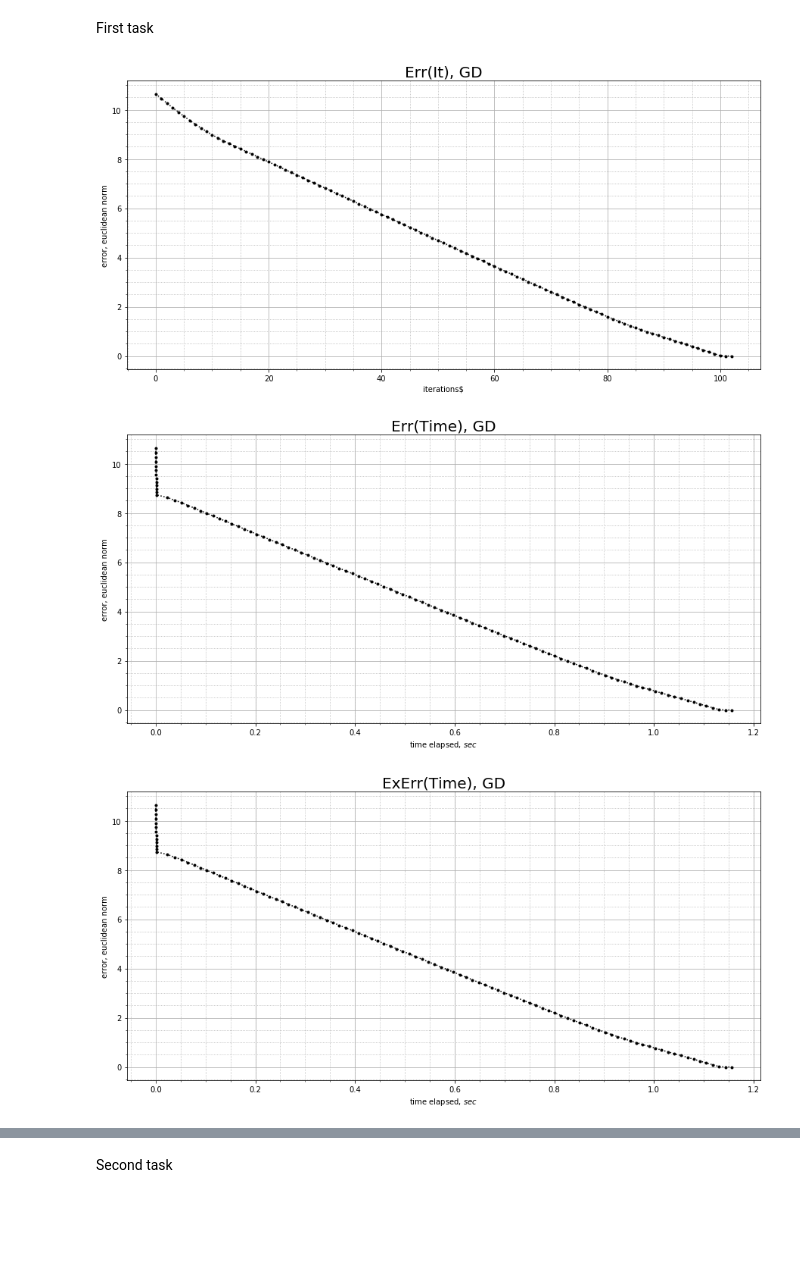
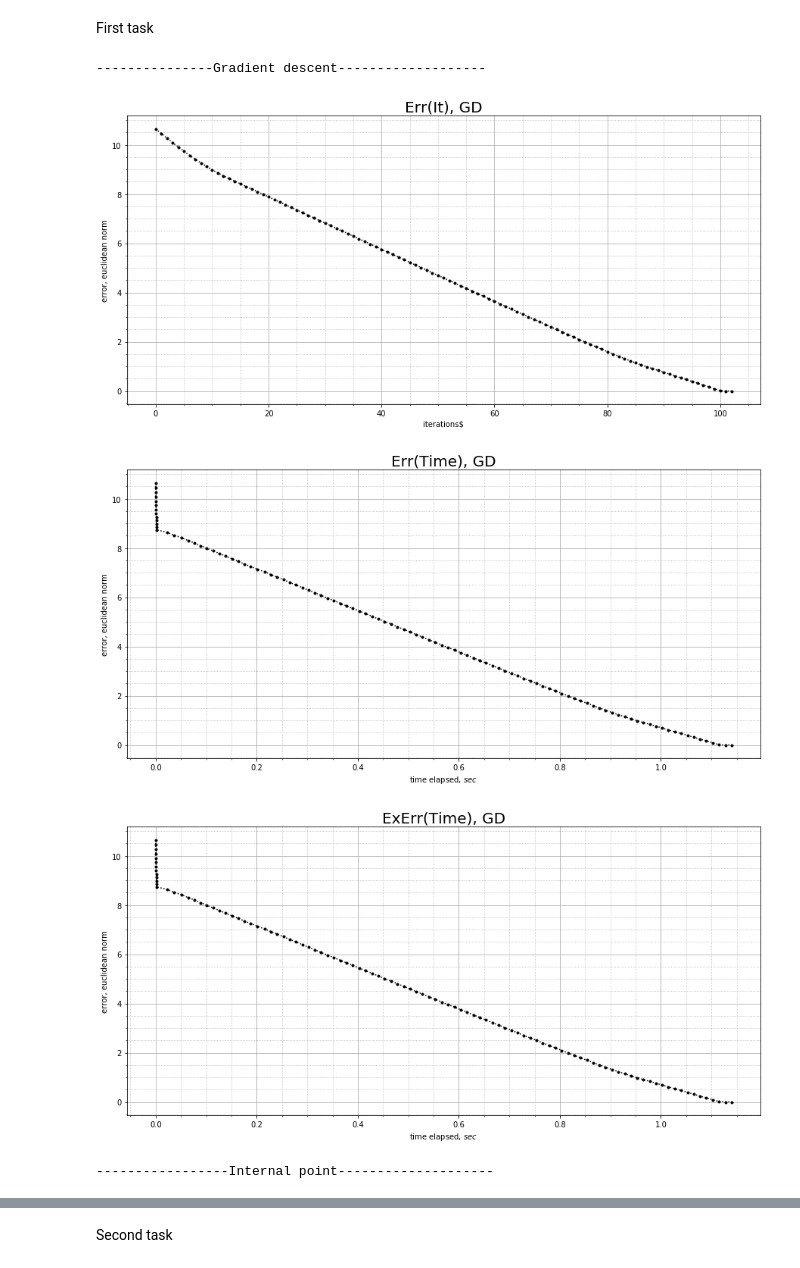
Before and after one commit to KaEuAn/ConvexOptimisationProject, a Jupyter notebook: MethodsOptimisationRealisation.ipynb, the cells around one changed output, grey strips where cells are left out. Drawn from its saved outputs; the diff is of its cells as text; code cells hidden in the pictures; blank space fills up the shorter version.

```diff
--- a/MethodsOptimisationRealisation.ipynb
+++ b/MethodsOptimisationRealisation.ipynb
@@ -11,6 +11,7 @@ import numpy as np
 from opt_project import task_1
 import opt_project.methods.gradient_descent as gd
 import opt_project.methods.internal_point as ip
+import opt_project.methods.nesterov as nst
 
 # task_1 initialisation
 a = np.array([1., 0., 0.])
@@ -32,39 +33,64 @@ oracle = task_1.first_order_oracle(a, b)
 oracle_2 = task_1.second_order_oracle(a, b)
 constraints = task_1.constraints(F, g)
 
+print("---------------Gradient descent-------------------")
+
 # gradient descent solver initialisation
 criteria = gd.stop_criterias.ydiff_stop_crit(0.0001)
 gradient_descent_task = gd.solver(oracle, constraints)
 gradient_descent_task.set_init_position(np.array([0.,0.,0.]))
 stp_size = gd.step_sizes.ConstantStepSize(alpha = 0.3)
 gradient_descent_task.set_step_size(stp_size)
 
 # launch
 result = gradient_descent_task.make(criteria)
 
 # result showing
 result.ShowIterations("Err(It), GD")
 result.ShowTime("Err(Time), GD")
 exact_solution = np.array([6.941866360728454, -7.303665236134947, -3.441492677150564])
 result.InitializeExactSolution(exact_solution)
 result.ShowTime("ExErr(Time), GD")
 
+print("-----------------Internal point--------------------")
+
 # internal point solver initialisation
 internal_point_task = ip.solver(constraints, oracle_2)
 internal_point_task.set_init_log_barrier_coeff(t=1)
 internal_point_task.set_init_position(np.array([0.,0.,0.]))
 
 # launch
 result = internal_point_task.make(tol=0.00001)
 
 # result showing
 result.ShowIterations("Err(It), IP")
 result.ShowTime("Err(Time), IP")
 exact_solution = np.array([6.941866360728454, -7.303665236134947, -3.441492677150564])
 result.InitializeExactSolution(exact_solution)
 result.ShowTime("ExErr(Time), IP")
+
+print("------------------Nesterov--------------------------")
+
+# nesterov descent solver initialisation
+criteria = nst.stop_criterias.ydiff_stop_crit(0.00001)
+nesterov_descent_task = nst.solver(oracle, constraints)
+nesterov_descent_task.set_init_position(np.array([0.,0.,0.]))
+stp_size = nst.step_sizes.ConstantStepSize(alpha = 1)
+nesterov_descent_task.set_step_size(stp_size)
+
+# launch
+result = nesterov_descent_task.make(criteria)
+
+# result showing
+result.ShowIterations("Err(It), ND")
+result.ShowTime("Err(Time), ND")
+exact_solution = np.array([6.941866360728454, -7.303665236134947, -3.441492677150564])
+result.InitializeExactSolution(exact_solution)
+result.ShowTime("ExErr(Time), ND")
 # %% [output]
+---------------Gradient descent-------------------
 [figure]
-[figure, old version]
+[figure, new version]
-[figure, old version]
+[figure, new version]
+-----------------Internal point--------------------
 [figure]
```
Also changed, not shown: parts of 2 cells of this notebook, 4 other files.
